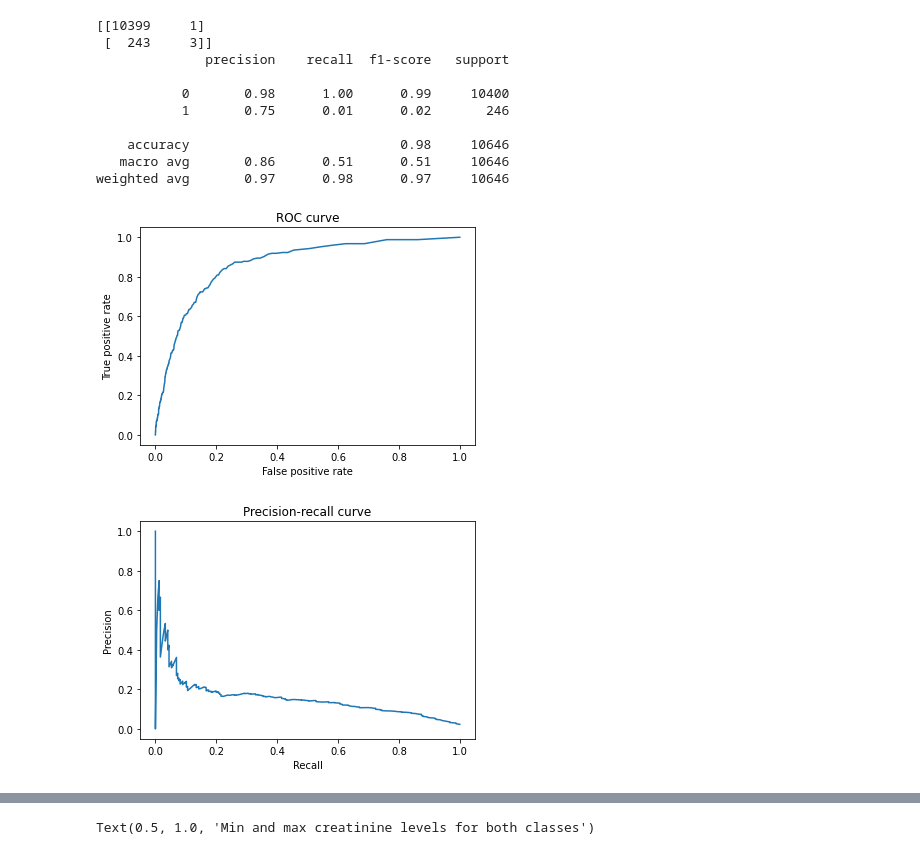
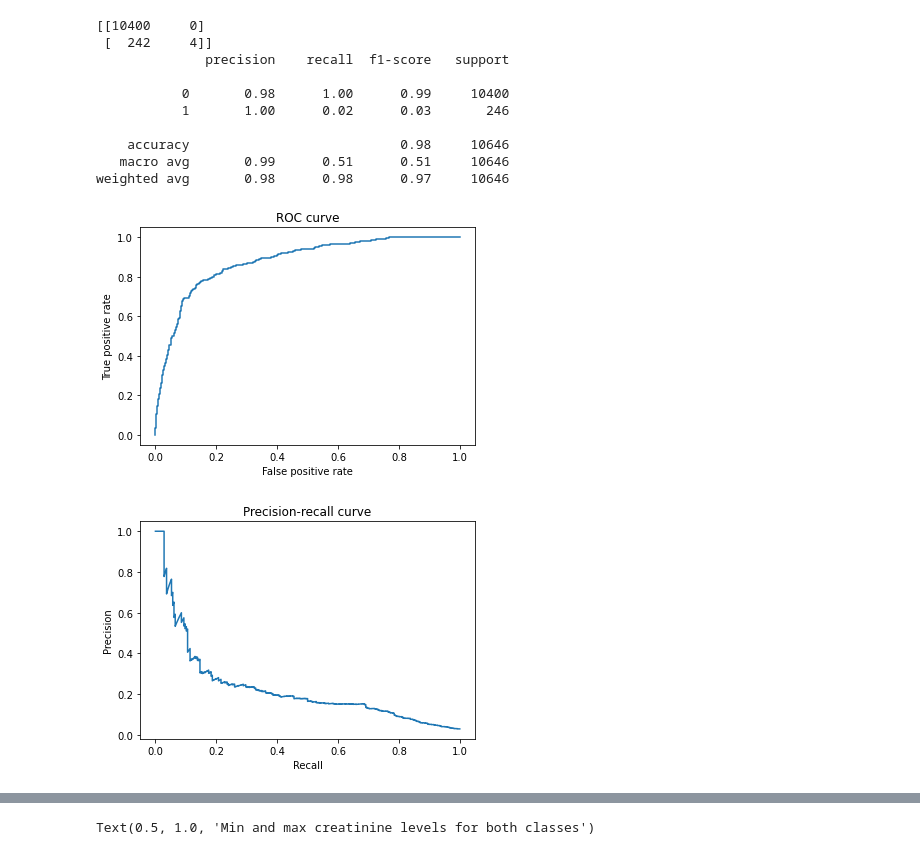
Before and after one commit to zhakhverdyan/eICU_AKIlert, a Jupyter notebook: notebooks/ensamble_model.ipynb, the cells around one changed output, grey strips where cells are left out. Drawn from its saved outputs; the diff is of its cells as text; code cells hidden in the pictures.

```diff
--- a/notebooks/ensamble_model.ipynb
+++ b/notebooks/ensamble_model.ipynb
@@ -35,8 +42,8 @@ from sklearn.metrics import recall_score
 from sklearn.metrics import f1_score
 from sklearn.metrics import average_precision_score
 
-max_depths = [80, 90, 100, 110]
-n_estimatorss = [100, 200, 300, 1000]
+max_depths = [12, 25, 50, 100]
+n_estimatorss = [50, 100, 200, 400]
 
 tested_params = {'max_depth': [],
     'n_estimators': [],
@@ -83,3 +102,0 @@ pd.DataFrame(tested_params)
-# %%
-tested_params['max_depth'] = [80, 80, 80, 80, 90, 90, 90, 90, 100]
-tested_params['n_estimators'] = [100, 200, 300, 1000, 100, 200, 300, 1000, 100]
@@ -96,4 +102,0 @@ print(y_train_val.shape)
-# %%
-rf = RandomForestClassifier(random_state=2020, class_weight='balanced', max_depth=80,\
-                                   n_estimators=1000)
-rf.fit(X_train_val, y_train_val)
@@ -102,0 +103,15 @@ RandomForestClassifier(class_weight='balanced', max_depth=80, n_estimators=1000,
+# %%
+# repeat but without class weighing
+for md in max_depths:
+    for ne in n_estimatorss:
+        rf = RandomForestClassifier(random_state=2020, max_depth=md,\
+                                   n_estimators=ne)
+        tested_params['max_depth'].append(md)
+        tested_params['n_estimators'].append(ne)
+        rf.fit(X_train, y_train)
+        print('training complete')
+        y_pred = rf.predict_proba(X_val)[:,1]
+        roc = roc_auc_score(y_val, y_pred)
+        avepscore =  average_precision_score(y_val, y_pred)
+        tested_params['roc'].append(roc)
+        tested_params['avepscore'].append(avepscore)
@@ -103,39 +156,50 @@ RandomForestClassifier(class_weight='balanced', max_depth=80, n_estimators=1000,
 # %%
 from sklearn.metrics import classification_report
 from sklearn.metrics import confusion_matrix
 from sklearn.metrics import roc_curve
 from sklearn.metrics import precision_recall_curve
+
+# n_estimators=400, max_depth=12 and no class weighing gives the best result!
+
+rf = RandomForestClassifier(random_state=2020, max_depth=12,\
+                                   n_estimators=400)
+
+#Combine train and val sets
+X_train_val = np.vstack((X_train, X_val))
+y_train_val = np.concatenate((y_train, y_val), axis=0)
+
+rf.fit(X_train_val, y_train_val)
 
 y_score = rf.predict(X_test)
 y_pred = rf.predict_proba(X_test)[:, 1]
 print(confusion_matrix(y_test, y_score))
 print(classification_report(y_test, y_score))
 fpr, tpr, auc_th = roc_curve(y_test, y_pred)
 precision, recall, pr_th = precision_recall_curve(y_test, y_pred)
 
 plt.plot(fpr, tpr)
 plt.xlabel('False positive rate')
 plt.ylabel('True positive rate')
 plt.title('ROC curve')
 plt.show()
 plt.plot(recall, precision)
 plt.xlabel('Recall')
 plt.ylabel('Precision')
 plt.title('Precision-recall curve')
 plt.show()
 # %% [output]
-[[10399     1]
- [  243     3]]
+[[10400     0]
+ [  242     4]]
               precision    recall  f1-score   support
 
            0       0.98      1.00      0.99     10400
-           1       0.75      0.01      0.02       246
+           1       1.00      0.02      0.03       246
 
     accuracy                           0.98     10646
-   macro avg       0.86      0.51      0.51     10646
-weighted avg       0.97      0.98      0.97     10646
+   macro avg       0.99      0.51      0.51     10646
+weighted avg       0.98      0.98      0.97     10646
-[figure, old version]
+[figure, new version]
-[figure, old version]
+[figure, new version]
 # %%
 np.where(recall>0.5)
 # %% [output]
```
Also changed, not shown: parts of 26 cells of this notebook, 2 other files.
